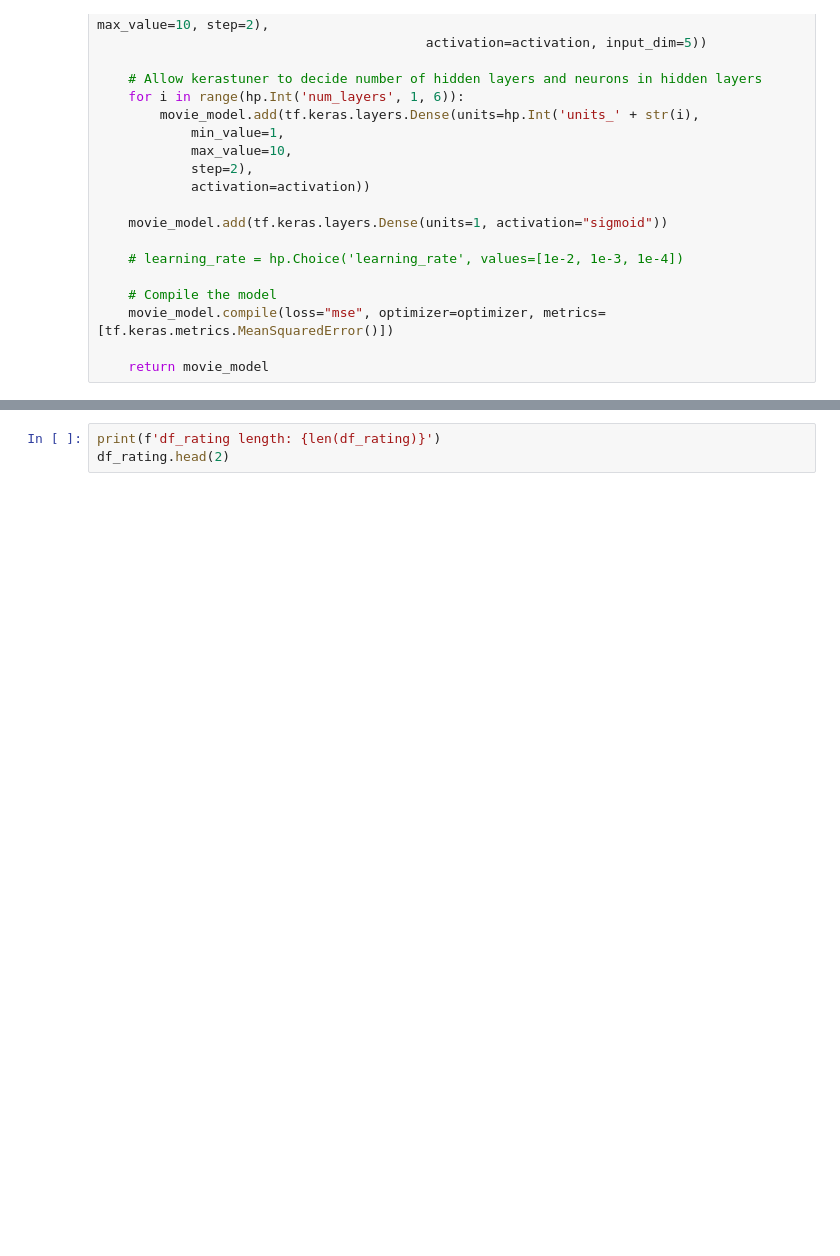
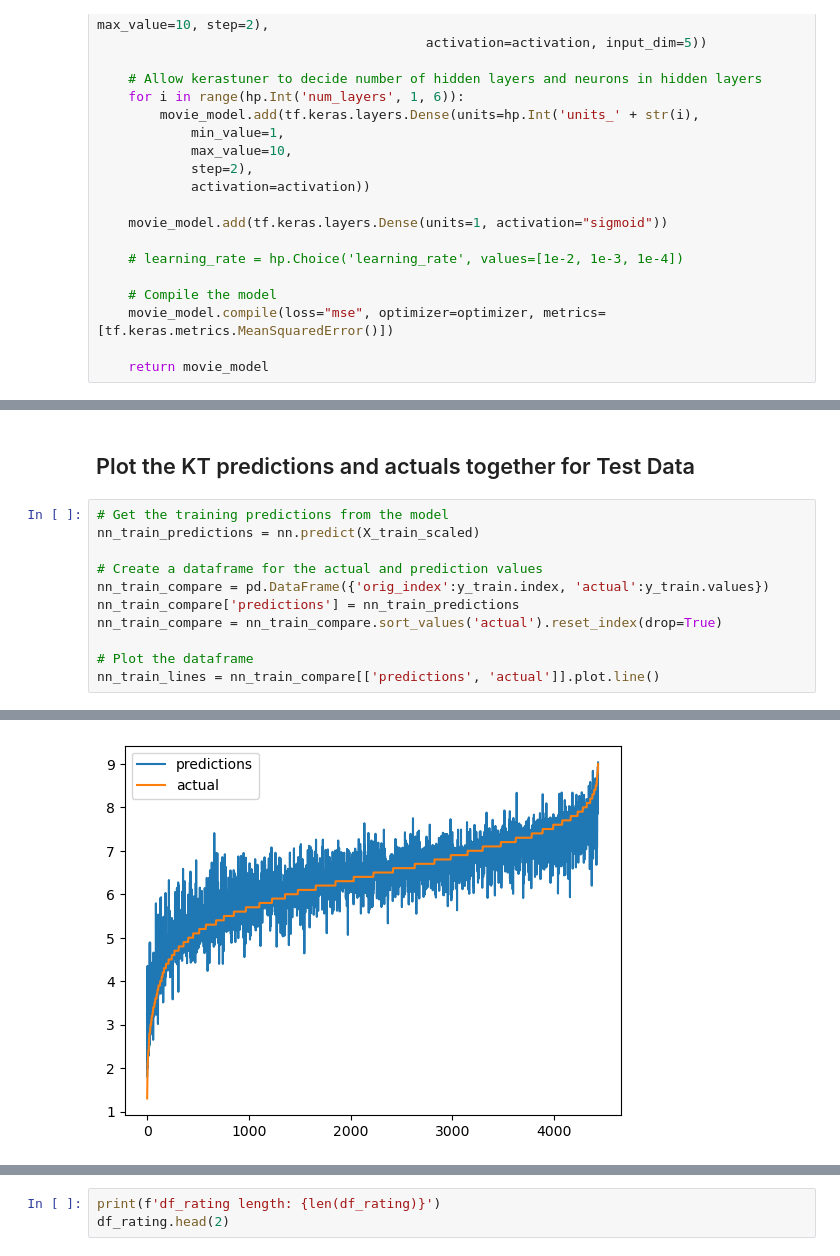
Before and after one commit to vt-bekah/Predicting_Movie_Ratings, a Jupyter notebook: Python/movie_maker_models.ipynb, the cells around one changed output, grey strips where cells are left out. Drawn from its saved outputs; the diff is of its cells as text; blank space fills up the shorter version.

```diff
--- a/Python/movie_maker_models.ipynb
+++ b/Python/movie_maker_models.ipynb
@@ -252,0 +335,14 @@ _________________________________________________________________
+# %% [markdown]
+## Plot the KT predictions and actuals together for Test Data
+# %%
+# Get the training predictions from the model
+nn_train_predictions = nn.predict(X_train_scaled)
+
+# Create a dataframe for the actual and prediction values
+nn_train_compare = pd.DataFrame({'orig_index':y_train.index, 'actual':y_train.values})
+nn_train_compare['predictions'] = nn_train_predictions
+nn_train_compare = nn_train_compare.sort_values('actual').reset_index(drop=True)
+
+# Plot the dataframe
+nn_train_lines = nn_train_compare[['predictions', 'actual']].plot.line()
+# %% [output]
@@ -253 +350,2 @@ _________________________________________________________________
+[figure, added]
 # %% [markdown]
```
Also changed, not shown: parts of 20 cells of this notebook, 1 other file.
